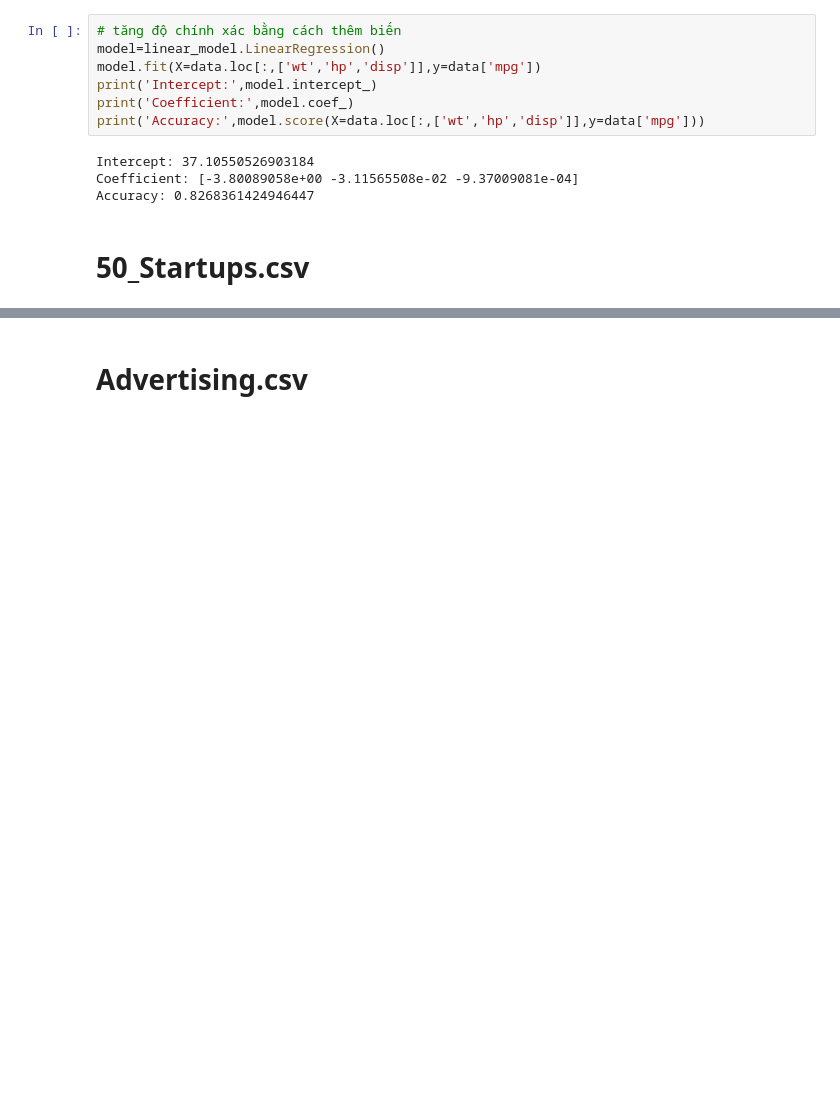
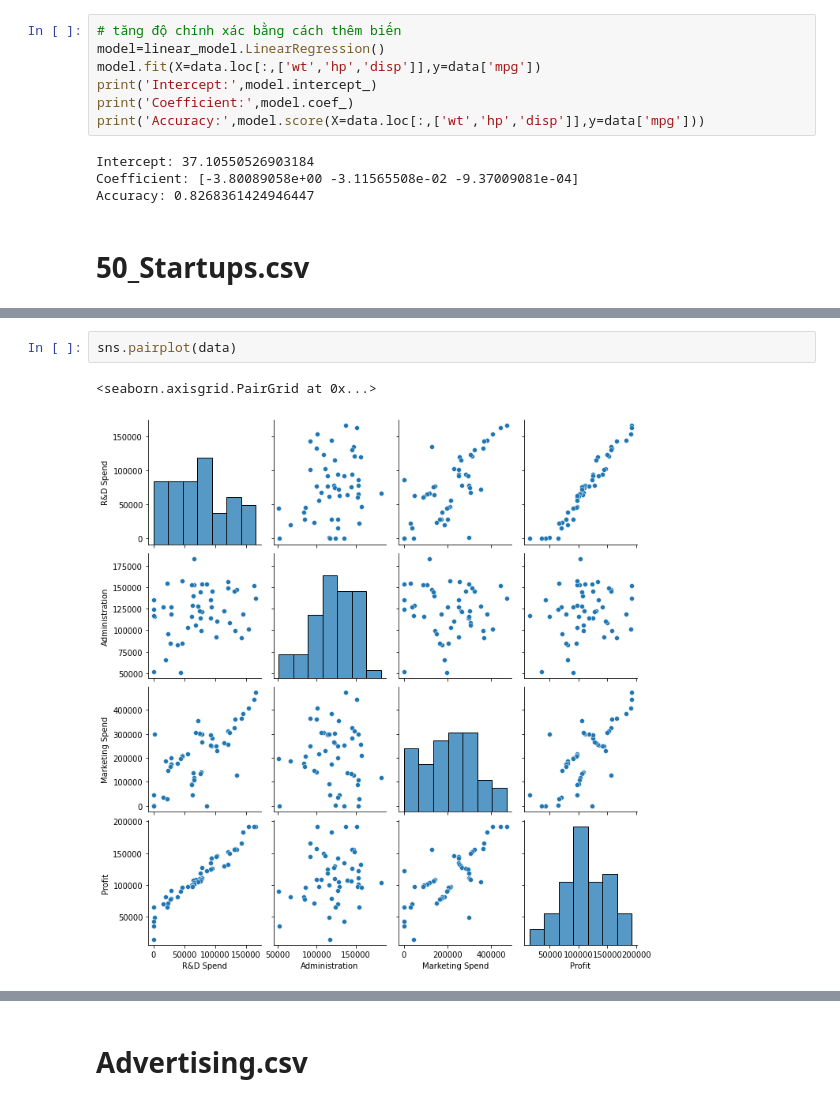
Before and after one commit to BlackCode20146231/AI-HomeWork, a Jupyter notebook: W7_Machine_Learning_17_3_2023.ipynb, the cells around one changed output, grey strips where cells are left out. Saved outputs shown, nothing was run; the diff lists cells and outputs as text; blank space fills up the shorter version.

```diff
--- a/W7_Machine_Learning_17_3_2023.ipynb
+++ b/W7_Machine_Learning_17_3_2023.ipynb
@@ -168,0 +195,5 @@ data.head()
+# %%
+sns.pairplot(data)
+# %% [output]
+<seaborn.axisgrid.PairGrid at 0x...>
+[figure, added]
```
Also changed, not shown: parts of 21 cells of this notebook.
